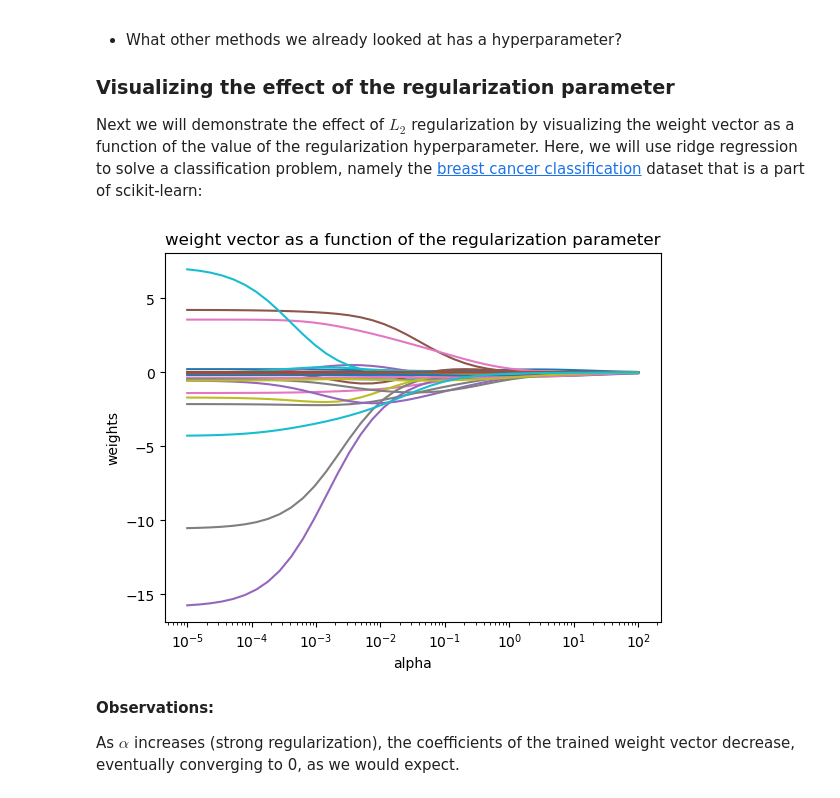
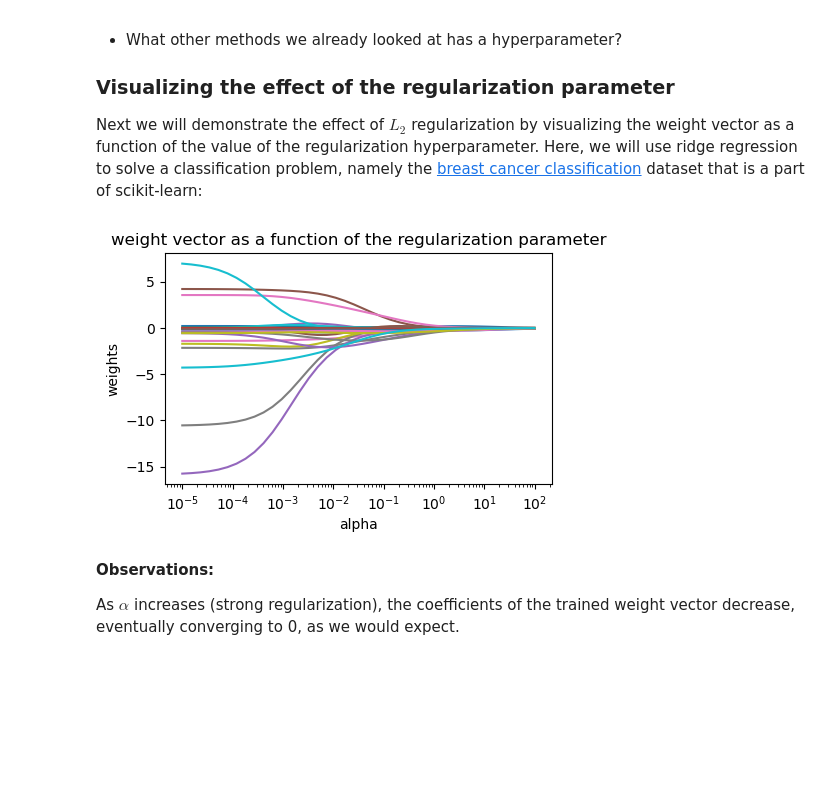
Before and after one commit to asabenhur/CS345, a Jupyter notebook: fall24/notebooks/module04_02_regularization.ipynb, the cells around one changed output. Drawn from its saved outputs; the diff is of its cells as text; code cells hidden in the pictures; blank space fills up the shorter version.

```diff
--- a/fall24/notebooks/module04_02_regularization.ipynb
+++ b/fall24/notebooks/module04_02_regularization.ipynb
@@ -134,13 +136,14 @@ for a in alphas:
     classifier.fit(X, y);
     coefs.append(classifier.coef_)
 # %%
+plt.figure(figsize=(5,3))
 plt.semilogx(alphas, coefs)
 plt.xlabel('alpha')
 plt.ylabel('weights')
 plt.title('weight vector as a function of the regularization parameter')
 plt.axis('tight');
 # %% [output]
-[figure, old version]
+[figure, new version]
 # %% [markdown]
 **Observations:**
 
```
Also changed, not shown: parts of 10 cells of this notebook, 1 other file.
